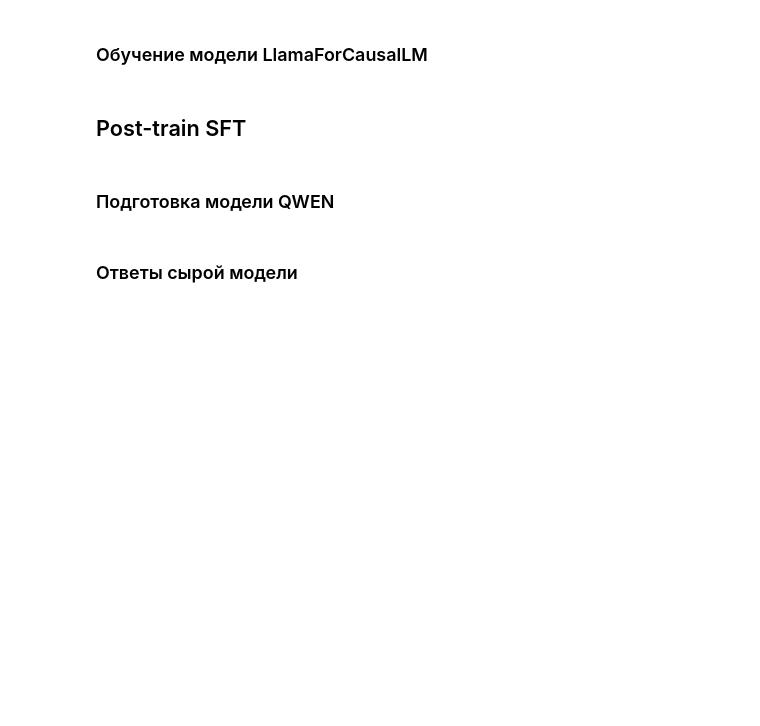
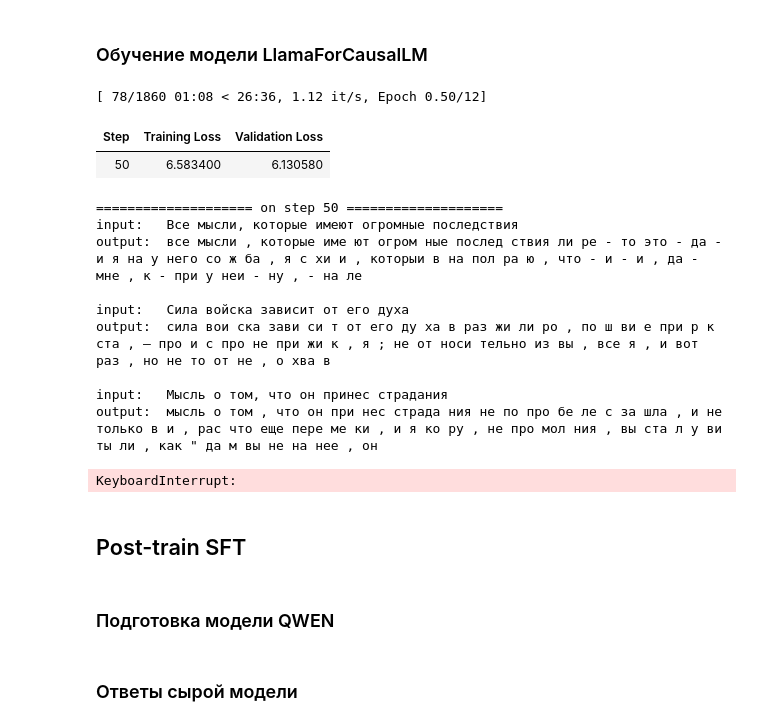
Before and after one commit to Sergeev-77/NLP_sprint_2_project, a Jupyter notebook: test.ipynb, the cells around one changed output. Drawn from its saved outputs; the diff is of its cells as text; code cells hidden in the pictures; blank space fills up the shorter version.

```diff
--- a/test.ipynb
+++ b/test.ipynb
@@ -51,8 +51,8 @@ DATA_DIR = Path("RussianNovels/corpus")
 DEVICE = "cuda" if torch.cuda.is_available() else "cpu"
 VOCAB_SIZE = 3000
 CYRILLIC_RE = re.compile(r"^[\p{IsCyrillic}\s0-9.,!?—–:;\"'()«»…\-]+$")
-BATCH_SIZE = 2 if DEVICE=='cpu' else 12
-MAX_EPOCHS = 1
+BATCH_SIZE = 2 if DEVICE=='cpu' else 128
+MAX_EPOCHS = 12
 LEARNING_RATE = 3e-4
 WEIGHT_DECAY = 0.01
 GRAD_CLIP = 1.0
@@ -80,5 +80,7 @@ QUESTIONS = [
 ]
 
 print(f"{DEVICE=}")
+if torch.cuda.is_available():
+    print(torch.cuda.get_device_name(0))
 # %% [output]
 DEVICE='cuda'
@@ -407,32 +483,46 @@ val_dataset = split_dataset['test']
 
 training_args = TrainingArguments(
     output_dir="./checkpoints",
     num_train_epochs=MAX_EPOCHS,
     learning_rate=LEARNING_RATE,
     per_device_train_batch_size=BATCH_SIZE,
     per_device_eval_batch_size=BATCH_SIZE,
-    gradient_accumulation_steps=8,  # 8 × 12 = 96
+    gradient_accumulation_steps=4,  # 4 × 128
     weight_decay=WEIGHT_DECAY,
     eval_strategy="steps",
     save_strategy="no",
     eval_steps=1 if DEVICE=='cpu' else 50,
     logging_steps=1 if DEVICE=='cpu' else 50,
     fp16=True,
     report_to="none"
 )
 
 trainer = Trainer(
     model=model,
     args=training_args,
     train_dataset=train_dataset,
     eval_dataset=val_dataset,
     tokenizer=hf_tokenizer,
     callbacks=[
         PromptCallback(
             tokenizer=hf_tokenizer,
             prompts=TEST_PROMPTS
         )
     ]
 )
 train_output = trainer.train()
+# %% [output]
+[ 78/1860 01:08 < 26:36, 1.12 it/s, Epoch 0.50/12]
+| Step | Training Loss | Validation Loss |
+| 50 | 6.583400 | 6.130580 |
+==================== on step 50 ====================
+input:   Все мысли, которые имеют огромные последствия
+output:  все мысли , которые име ют огром ные послед ствия ли ре - то это - да - и я на у него со ж ба , я с хи и , которыи в на пол ра ю , что - и - и , да - мне , к - при у неи - ну , - на ле
+
+input:   Сила войска зависит от его духа
+output:  сила вои ска зави си т от его ду ха в раз жи ли ро , по ш ви е при р к ста , – про и с про не при жи к , я ; не от носи тельно из вы , все я , и вот раз , но не то от не , о хва в
+
+input:   Мысль о том, что он принес страдания
+output:  мысль о том , что он при нес страда ния не по про бе ле с за шла , и не только в и , рас что еще пере ме ки , и я ко ру , не про мол ния , вы ста л у ви ты ли , как " да м вы не на нее , он
+KeyboardInterrupt:
 # %%
```
Also changed, not shown: parts of 16 cells of this notebook.
